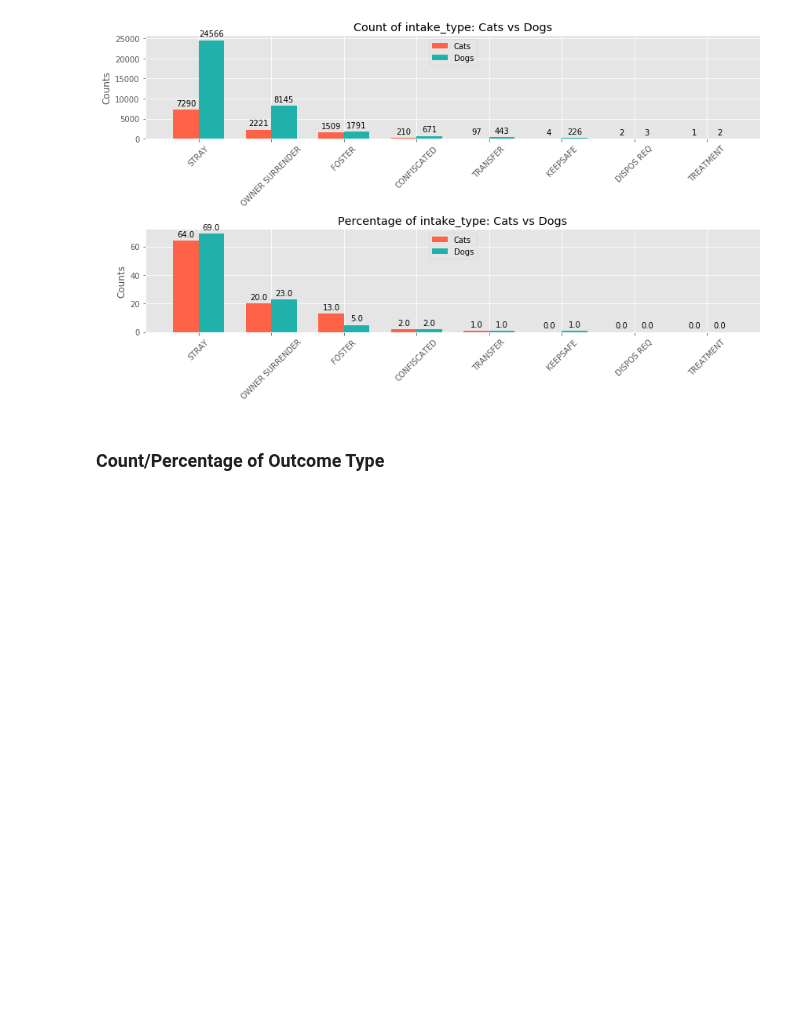
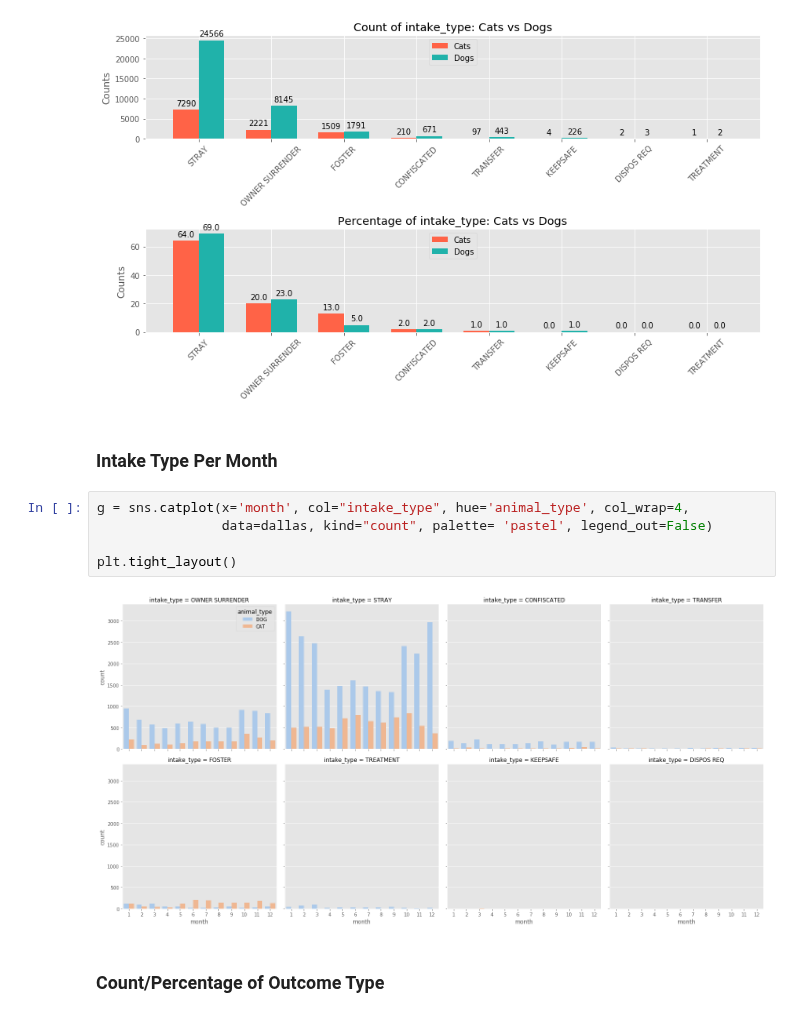
Before and after one commit to cwong690/Dallas-Paws, a Jupyter notebook: dallas_animals.ipynb, the cells around one changed output. Saved outputs shown, nothing was run; the diff lists cells and outputs as text; blank space fills up the shorter version.

```diff
--- a/dallas_animals.ipynb
+++ b/dallas_animals.ipynb
@@ -592,6 +592,15 @@ bar_percent(axes[1], cats['intake_type'].value_counts(), dogs['intake_type'].val
 plt.tight_layout()
 # %% [output]
 [figure]
+# %% [markdown]
+### Intake Type Per Month
+# %%
+g = sns.catplot(x='month', col="intake_type", hue='animal_type', col_wrap=4,
+                data=dallas, kind="count", palette= 'pastel', legend_out=False)
+
+plt.tight_layout()
+# %% [output]
+[figure, added]
 # %% [markdown]
 ### Count/Percentage of Outcome Type
 # %%
```
Also changed, not shown: parts of 4 cells of this notebook.
